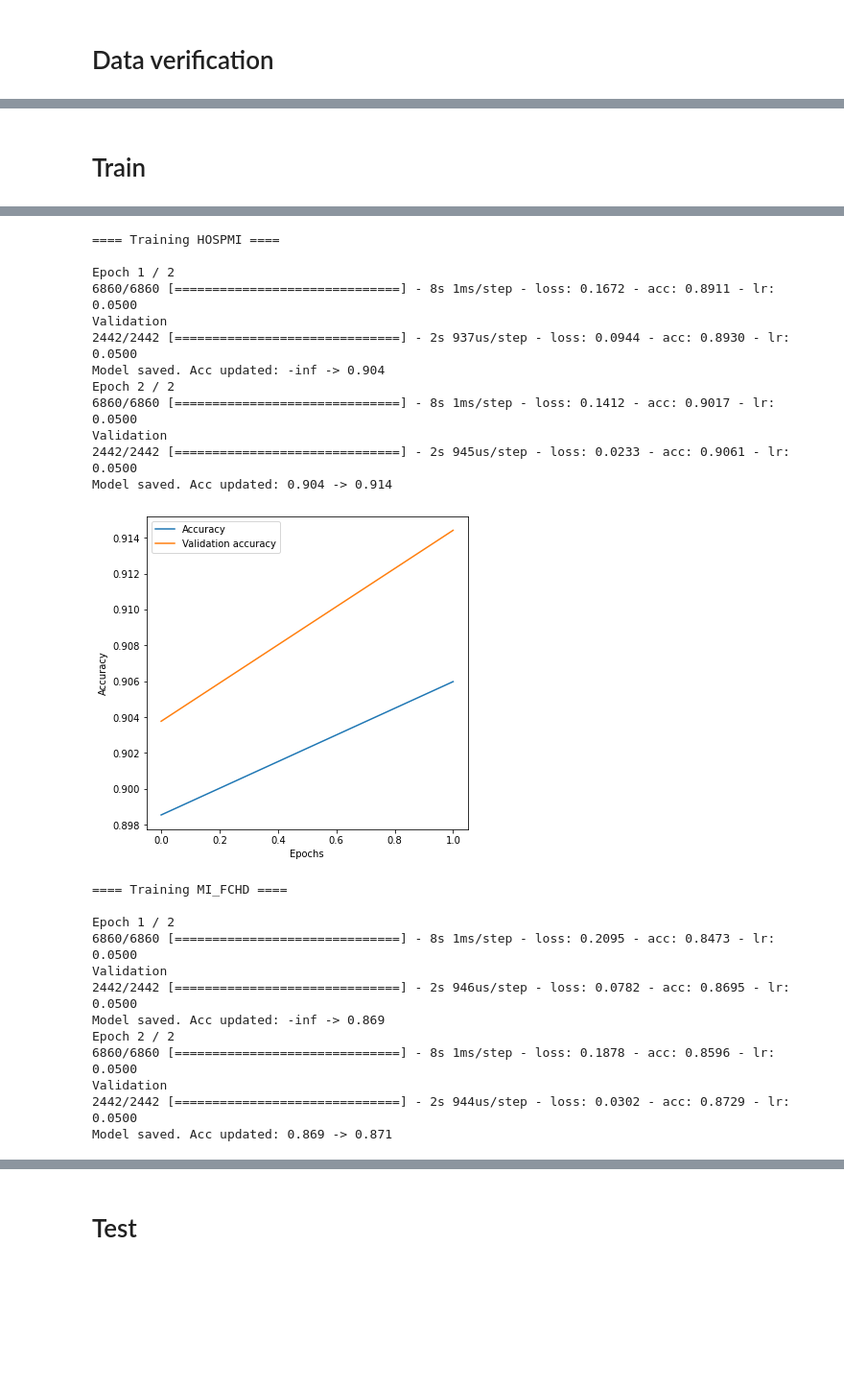
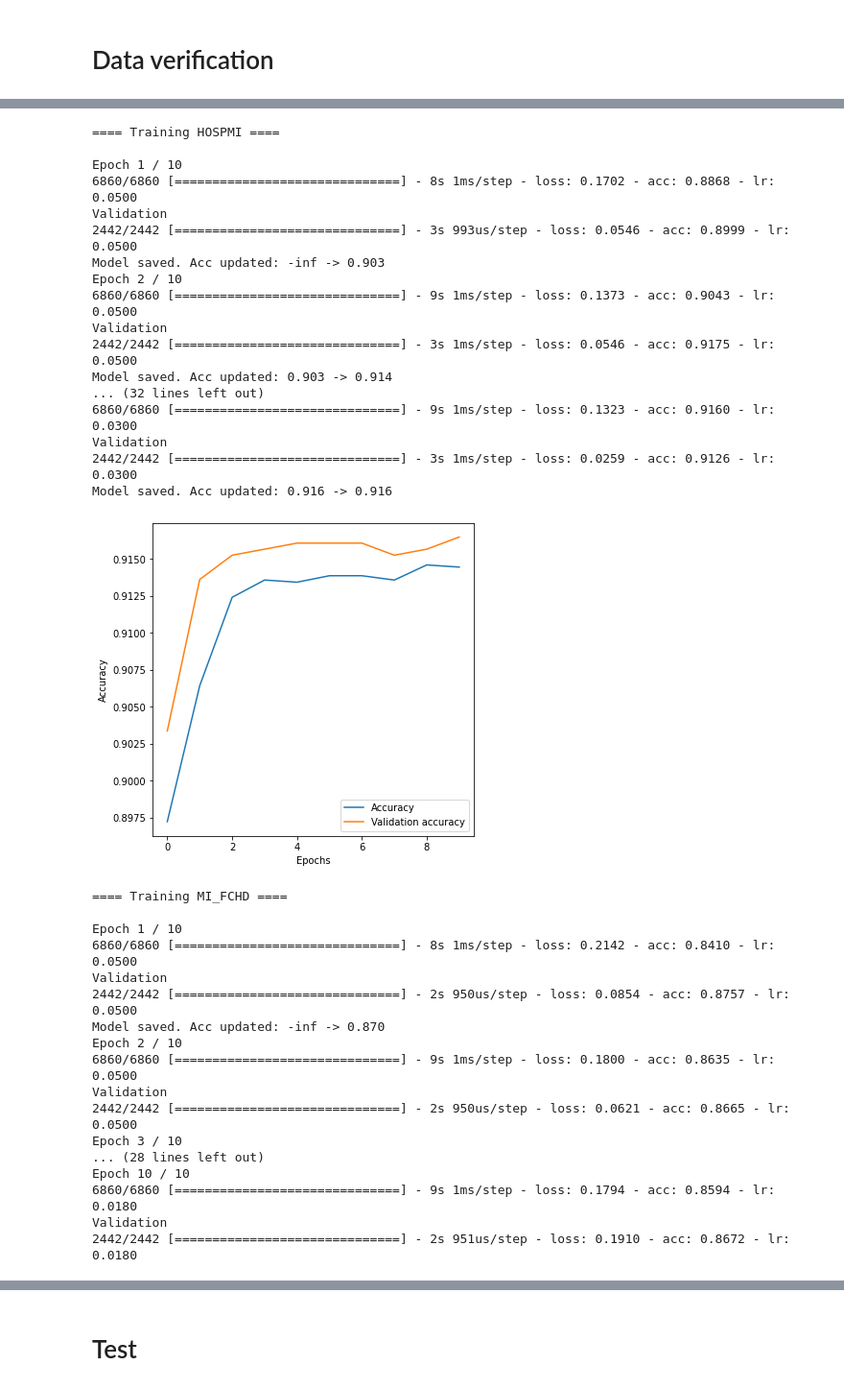
Before and after one commit to ninous-dev/heart-prediction, a Jupyter notebook: logistic_regression.ipynb, the cells around one changed output, grey strips where cells are left out. Shown at 96% size. Cells and saved outputs as stored; diff of their text form; code cells hidden in the pictures; blank space fills up the shorter version.

```diff
--- a/logistic_regression.ipynb
+++ b/logistic_regression.ipynb
@@ -27,8 +33,8 @@ import matplotlib.pyplot as plt
 # Data location
 # %%
 data_path = "data/clean_data.csv"
-save_directory = "weights/logistic_regression_weights"
-accuracies_file_path = "tests/tests_pkl/logistic_regression/LogisticRegression_accuracies.pkl"
+save_directory = "current_accuracies/logistic_regression/logistic_regression_weights"
+accuracies_file_path = "current_accuracies/logistic_regression/LogisticRegression_accuracies.pkl"
 
 if not os.path.isdir(save_directory):
     os.mkdir(save_directory)
@@ -358,6 +110,8 @@ def compute_min_max(data_path, first_col_index=1, last_col_index=23):
 TEST_SPLIT = 0.2
 VALIDATION_SPLIT = 0.21
 TRAIN_SPLIT = 1 - TEST_SPLIT - VALIDATION_SPLIT
+
+split_proportions = [TRAIN_SPLIT, VALIDATION_SPLIT, TEST_SPLIT]
 # %% [markdown]
 # Data verification
 # %%
@@ -442,29 +131,8 @@ def save_accuracies_pkl(pkl_filepath, accuracies):
-# %% [markdown]
-# Train
-# %%
-def train_labels(columns_names, data_path, nb_epochs=3, batch_size=1, display_history=True):
-    trainers = []
-
-    for i, column in enumerate(df.iloc[:, 23: 31].columns):
-        if not column in columns_names:
-            continue
-
-        dataset = HeartDeseaseDataset(data_path, any_disease=False, label_indexes=[23 + i, 24 + i])
-        train_dataloader, val_dataloader, test_dataloader = create_dataloaders(dataset, batch_size)
-
-        model = LogisticRegression(22,2)
-
-        trainer = Trainer(model, dataset.class_weights, loss='BCElogits', lr=0.05, label_name=column)
-        trainer.fit(train_dataloader, val_dataloader, nb_epochs=nb_epochs)
-        trainers.append(trainer)
-
-        if display_history:
-            trainer.display_history()
-
-        print("\n\n")
-    return trainers
 # %%
-trainers = train_labels(df.iloc[:, 23: 31].columns, data_path, 2)
+nb_epochs = 10
+trainers = train_labels(df.iloc[:, 23: 31].columns, data_path,
+                        df.iloc[:, 23: 31].columns, split_proportions,
+                        save_directory, nb_epochs)
 # %% [output]
 ==== Training DEATH ====
 
@@ -495,25 +173,35 @@ Model saved. Acc updated: 0.890 -> 0.890
 ==== Training HOSPMI ====
 
-Epoch 1 / 2
-6860/6860 [==============================] - 8s 1ms/step - loss: 0.1672 - acc: 0.8911 - lr: 0.0500
+Epoch 1 / 10
+6860/6860 [==============================] - 8s 1ms/step - loss: 0.1702 - acc: 0.8868 - lr: 0.0500
 Validation
-2442/2442 [==============================] - 2s 937us/step - loss: 0.0944 - acc: 0.8930 - lr: 0.0500
-Model saved. Acc updated: -inf -> 0.904
-Epoch 2 / 2
-6860/6860 [==============================] - 8s 1ms/step - loss: 0.1412 - acc: 0.9017 - lr: 0.0500
+2442/2442 [==============================] - 3s 993us/step - loss: 0.0546 - acc: 0.8999 - lr: 0.0500
+Model saved. Acc updated: -inf -> 0.903
+Epoch 2 / 10
+6860/6860 [==============================] - 9s 1ms/step - loss: 0.1373 - acc: 0.9043 - lr: 0.0500
 Validation
-2442/2442 [==============================] - 2s 945us/step - loss: 0.0233 - acc: 0.9061 - lr: 0.0500
-Model saved. Acc updated: 0.904 -> 0.914
+2442/2442 [==============================] - 3s 1ms/step - loss: 0.0546 - acc: 0.9175 - lr: 0.0500
+Model saved. Acc updated: 0.903 -> 0.914
+... (32 lines left out)
+6860/6860 [==============================] - 9s 1ms/step - loss: 0.1323 - acc: 0.9160 - lr: 0.0300
+Validation
+2442/2442 [==============================] - 3s 1ms/step - loss: 0.0259 - acc: 0.9126 - lr: 0.0300
+Model saved. Acc updated: 0.916 -> 0.916
-[figure, old version]
+[figure, new version]
 ==== Training MI_FCHD ====
 
-Epoch 1 / 2
-6860/6860 [==============================] - 8s 1ms/step - loss: 0.2095 - acc: 0.8473 - lr: 0.0500
+Epoch 1 / 10
+6860/6860 [==============================] - 8s 1ms/step - loss: 0.2142 - acc: 0.8410 - lr: 0.0500
 Validation
-2442/2442 [==============================] - 2s 946us/step - loss: 0.0782 - acc: 0.8695 - lr: 0.0500
-Model saved. Acc updated: -inf -> 0.869
-Epoch 2 / 2
-6860/6860 [==============================] - 8s 1ms/step - loss: 0.1878 - acc: 0.8596 - lr: 0.0500
+2442/2442 [==============================] - 2s 950us/step - loss: 0.0854 - acc: 0.8757 - lr: 0.0500
+Model saved. Acc updated: -inf -> 0.870
+Epoch 2 / 10
+6860/6860 [==============================] - 9s 1ms/step - loss: 0.1800 - acc: 0.8635 - lr: 0.0500
 Validation
-2442/2442 [==============================] - 2s 944us/step - loss: 0.0302 - acc: 0.8729 - lr: 0.0500
-Model saved. Acc updated: 0.869 -> 0.871
+2442/2442 [==============================] - 2s 950us/step - loss: 0.0621 - acc: 0.8665 - lr: 0.0500
+Epoch 3 / 10
+... (28 lines left out)
+Epoch 10 / 10
+6860/6860 [==============================] - 9s 1ms/step - loss: 0.1794 - acc: 0.8594 - lr: 0.0180
+Validation
+2442/2442 [==============================] - 2s 951us/step - loss: 0.1910 - acc: 0.8672 - lr: 0.0180
```
Also changed, not shown: parts of 34 cells of this notebook, 43 other files.
